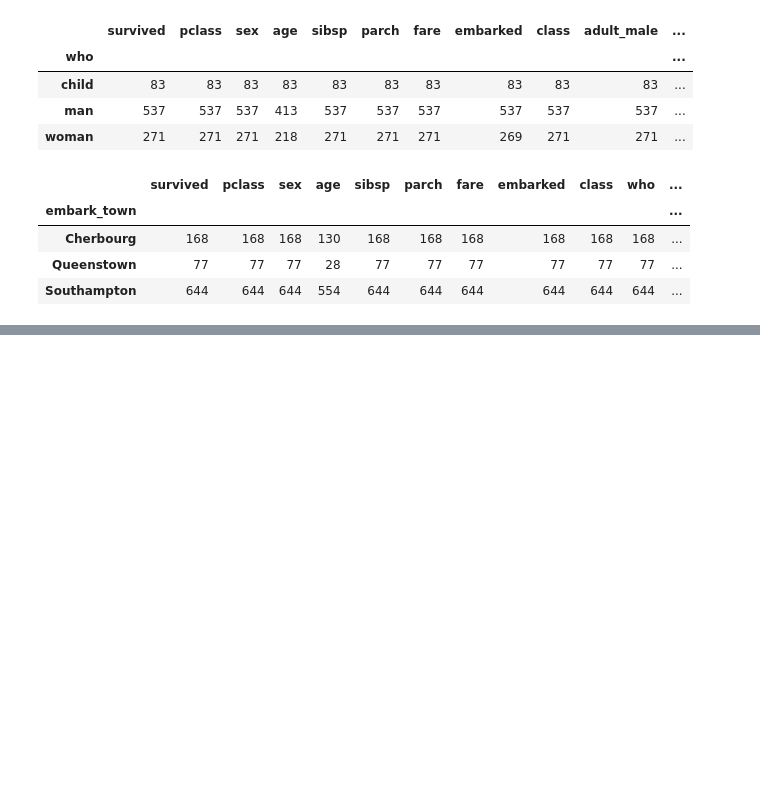
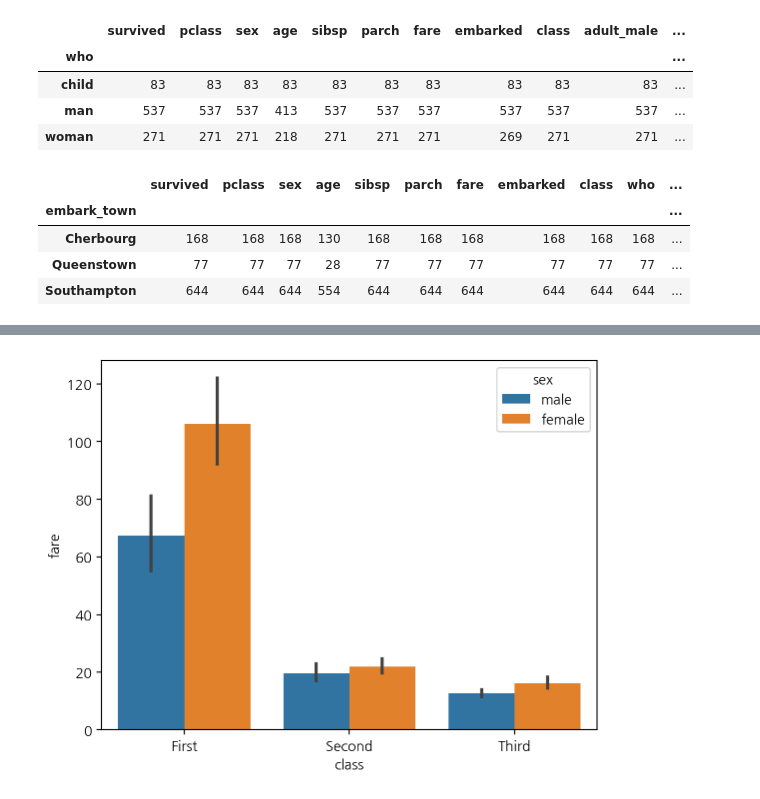
Before and after one commit to hyeonyeongjung/2024-1-my-BDA, a Jupyter notebook: inclass/02w_0319_tue_dataframe_basic.ipynb, the cells around one changed output, grey strips where cells are left out. Cells and saved outputs as stored; diff of their text form; code cells hidden in the pictures; blank space fills up the shorter version.

```diff
--- a/inclass/02w_0319_tue_dataframe_basic.ipynb
+++ b/inclass/02w_0319_tue_dataframe_basic.ipynb
@@ -276,0 +307,4 @@ titanic.groupby('embark_town').count()
+# %%
+sns.barplot(titanic, x='class', y='fare', hue='sex'); # 높이: 평균
+# %% [output]
+[figure, added]
```
Also changed, not shown: parts of 58 cells of this notebook.
